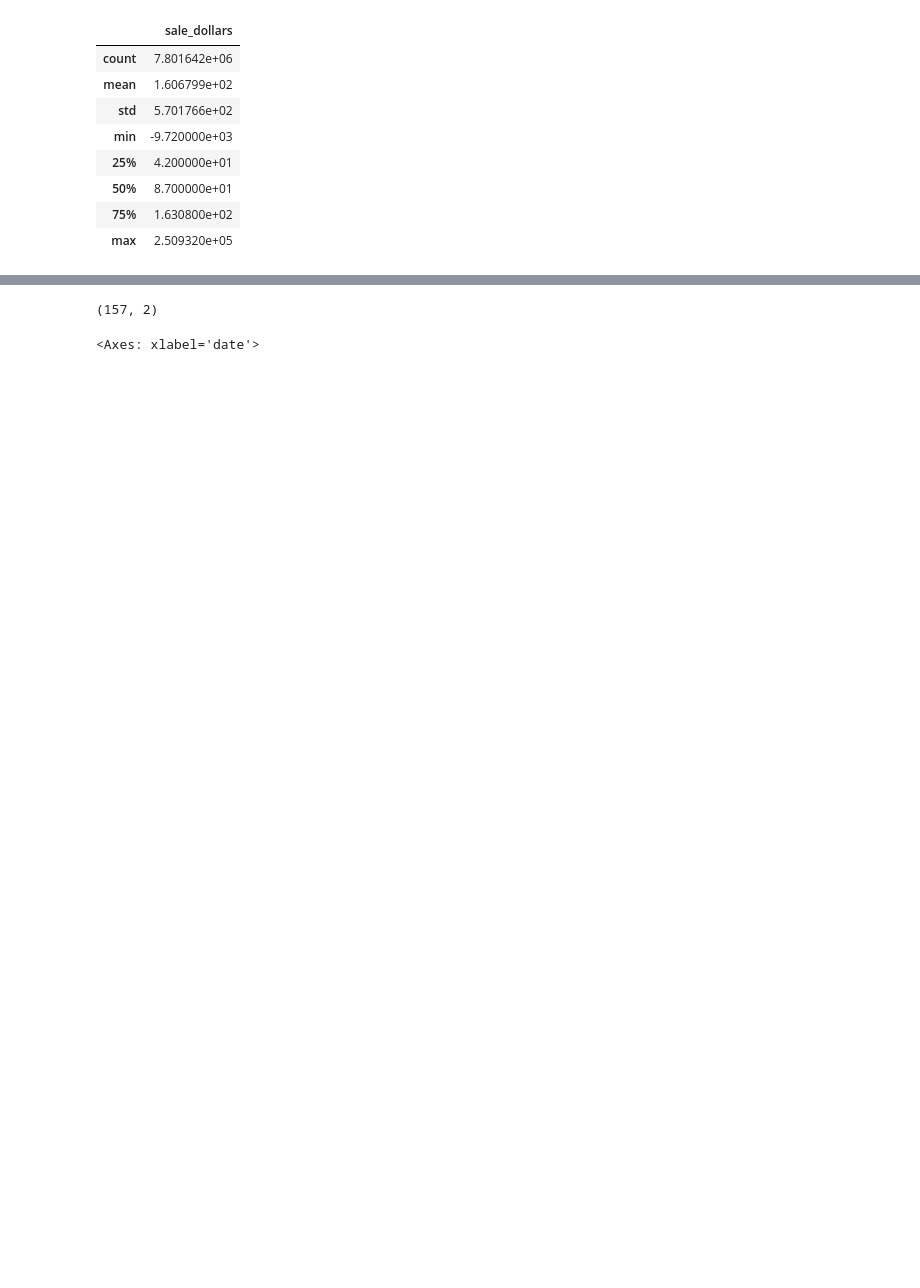
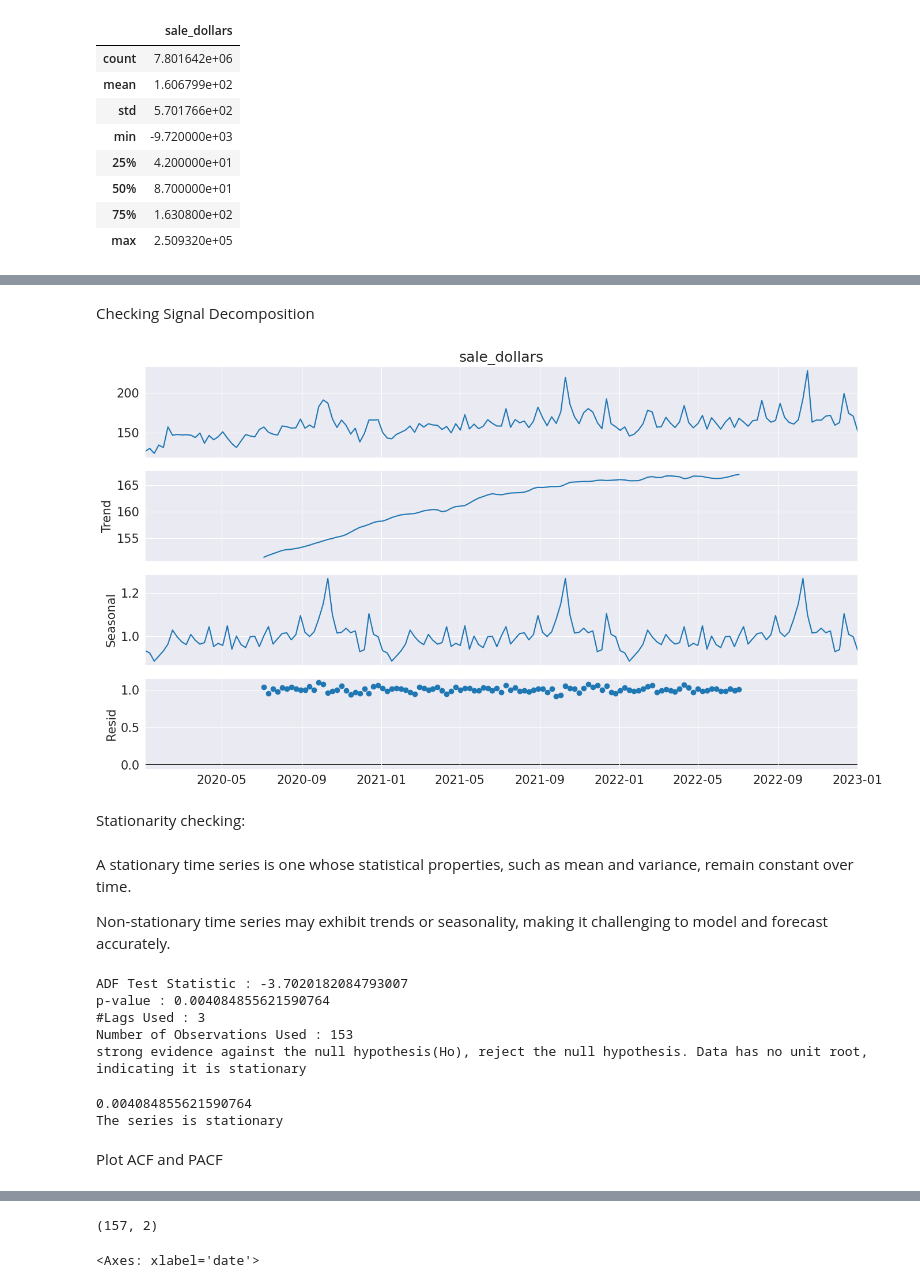
Before and after one commit to s22266/smart-liquor-sales-predictor, a Jupyter notebook: asi/notebooks/salesForecastingARIMAandSARIMAX.ipynb, the cells around one changed output, grey strips where cells are left out. Cells and saved outputs as stored; diff of their text form; code cells hidden in the pictures; blank space fills up the shorter version.

```diff
--- a/asi/notebooks/salesForecastingARIMAandSARIMAX.ipynb
+++ b/asi/notebooks/salesForecastingARIMAandSARIMAX.ipynb
@@ -112,0 +113,24 @@ plt.show();
+# %% [markdown]
+Checking Signal Decomposition
+# %%
+df2 = df2[df2['sale_dollars'] > 0]
+# %%
+df2Sarimax = df2.resample('W').mean()
+# %%
+# plot all the components after decomposition:
+from statsmodels.tsa.seasonal import seasonal_decompose
+plt.rc('figure',figsize=(14,8))
+plt.rc('font',size=15)
+
+result = seasonal_decompose(df2Sarimax['sale_dollars'],model='multiplicative')
+fig = result.plot()
+# %% [output]
+[figure, added]
+# %% [markdown]
+Stationarity checking:
+# %% [markdown]
+A stationary time series is one whose statistical properties,
+such as mean and variance, remain constant over time.
+
+Non-stationary time series may exhibit trends or seasonality,
+making it challenging to model and forecast accurately.
@@ -112,0 +151,8 @@ plt.show();
+# %%
+adfuller_test(df2Sarimax['sale_dollars'])
+# %% [output]
+ADF Test Statistic : -3.7020182084793007
+p-value : 0.004084855621590764
+#Lags Used : 3
+Number of Observations Used : 153
+strong evidence against the null hypothesis(Ho), reject the null hypothesis. Data has no unit root, indicating it is stationary
@@ -112,0 +170,7 @@ plt.show();
+# %%
+check_stationarity(df2Sarimax['sale_dollars'])
+# %% [output]
+0.004084855621590764
+The series is stationary
+# %% [markdown]
+Plot ACF and PACF
```
Also changed, not shown: parts of 26 cells of this notebook.
